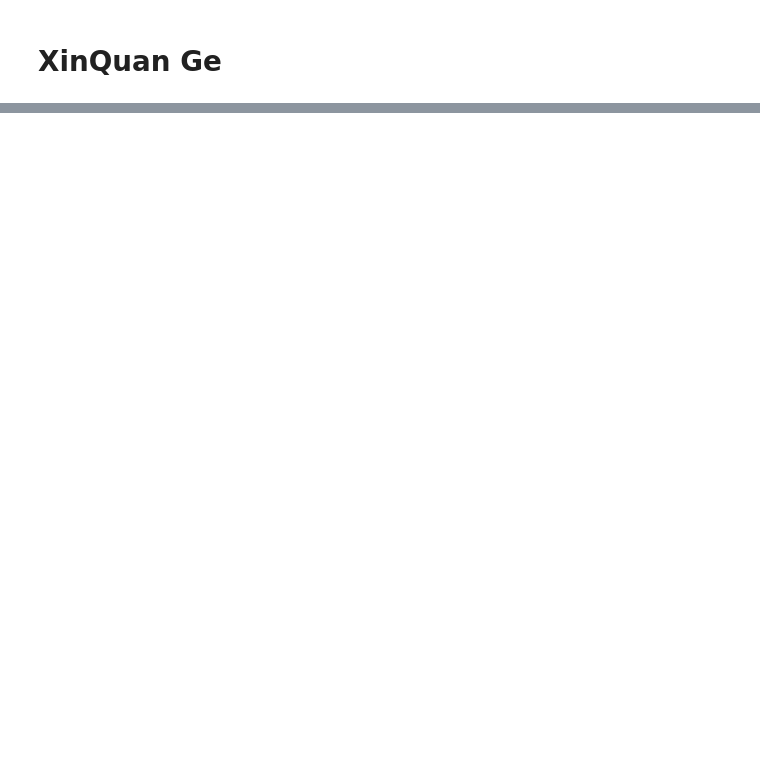
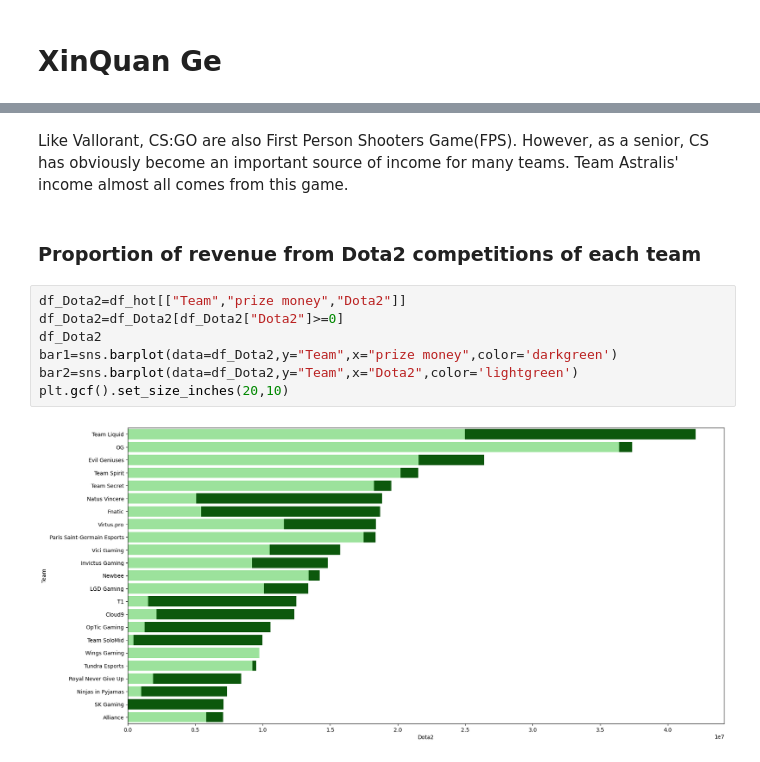
Before and after one commit to ubco-W2022T1-cosc301/project-group08, a Jupyter notebook: notebooks/analysis2.ipynb, the cells around one changed output, grey strips where cells are left out. Drawn from its saved outputs; the diff is of its cells as text; blank space fills up the shorter version.

```diff
--- a/notebooks/analysis2.ipynb
+++ b/notebooks/analysis2.ipynb
@@ -59,0 +109,13 @@ win_by_player
+# %% [markdown]
+Like Vallorant, CS:GO are also First Person Shooters Game(FPS). However, as a senior, CS has obviously become an important source of income for many teams. Team Astralis'  income almost all comes from this game.
+# %% [markdown]
+### Proportion of revenue from Dota2 competitions of each team
+# %%
+df_Dota2=df_hot[["Team","prize money","Dota2"]]
+df_Dota2=df_Dota2[df_Dota2["Dota2"]>=0]
+df_Dota2
+bar1=sns.barplot(data=df_Dota2,y="Team",x="prize money",color='darkgreen')
+bar2=sns.barplot(data=df_Dota2,y="Team",x="Dota2",color='lightgreen')
+plt.gcf().set_size_inches(20,10)
+# %% [output]
+[figure, added]
```
Also changed, not shown: parts of 45 cells of this notebook, 1 other file.
